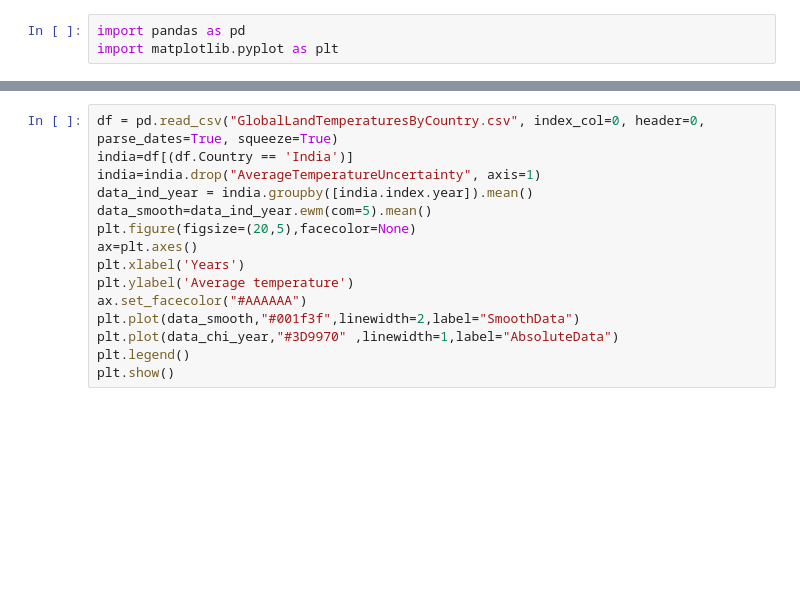
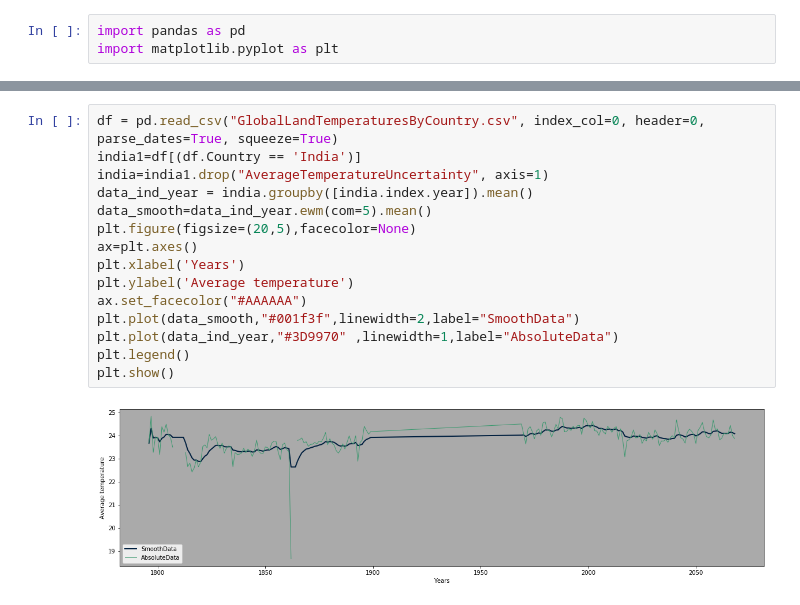
Before and after one commit to TL114/DataScience19, a Jupyter notebook: China.ipynb, the cells around one changed output, grey strips where cells are left out. Cells and saved outputs as stored; diff of their text form; blank space fills up the shorter version.

```diff
--- a/China.ipynb
+++ b/China.ipynb
@@ -20,16 +20,18 @@ plt.show()
 [figure]
 # %%
 df = pd.read_csv("GlobalLandTemperaturesByCountry.csv", index_col=0, header=0,  parse_dates=True, squeeze=True)
-india=df[(df.Country == 'India')]
-india=india.drop("AverageTemperatureUncertainty", axis=1)
+india1=df[(df.Country == 'India')]
+india=india1.drop("AverageTemperatureUncertainty", axis=1)
 data_ind_year = india.groupby([india.index.year]).mean()
 data_smooth=data_ind_year.ewm(com=5).mean()
 plt.figure(figsize=(20,5),facecolor=None)
 ax=plt.axes()
 plt.xlabel('Years')
 plt.ylabel('Average temperature')
 ax.set_facecolor("#AAAAAA")
 plt.plot(data_smooth,"#001f3f",linewidth=2,label="SmoothData")
-plt.plot(data_chi_year,"#3D9970" ,linewidth=1,label="AbsoluteData")
+plt.plot(data_ind_year,"#3D9970" ,linewidth=1,label="AbsoluteData")
 plt.legend()
 plt.show()
+# %% [output]
+[figure, added]
```
Also changed, not shown: parts of 2 cells of this notebook.
